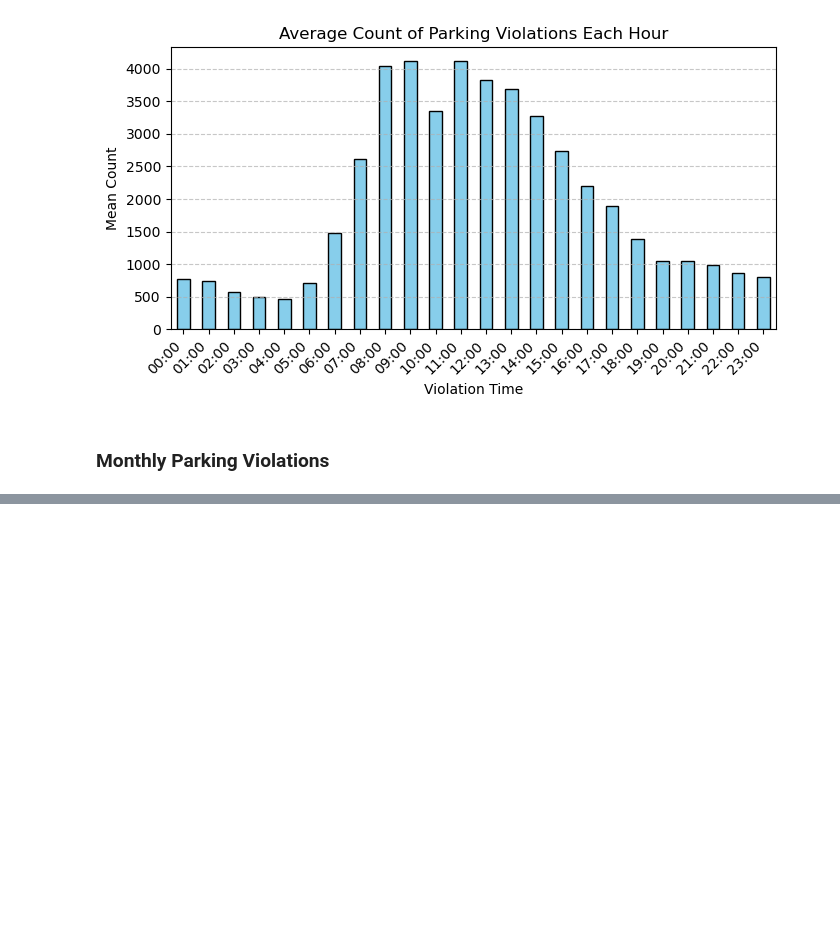
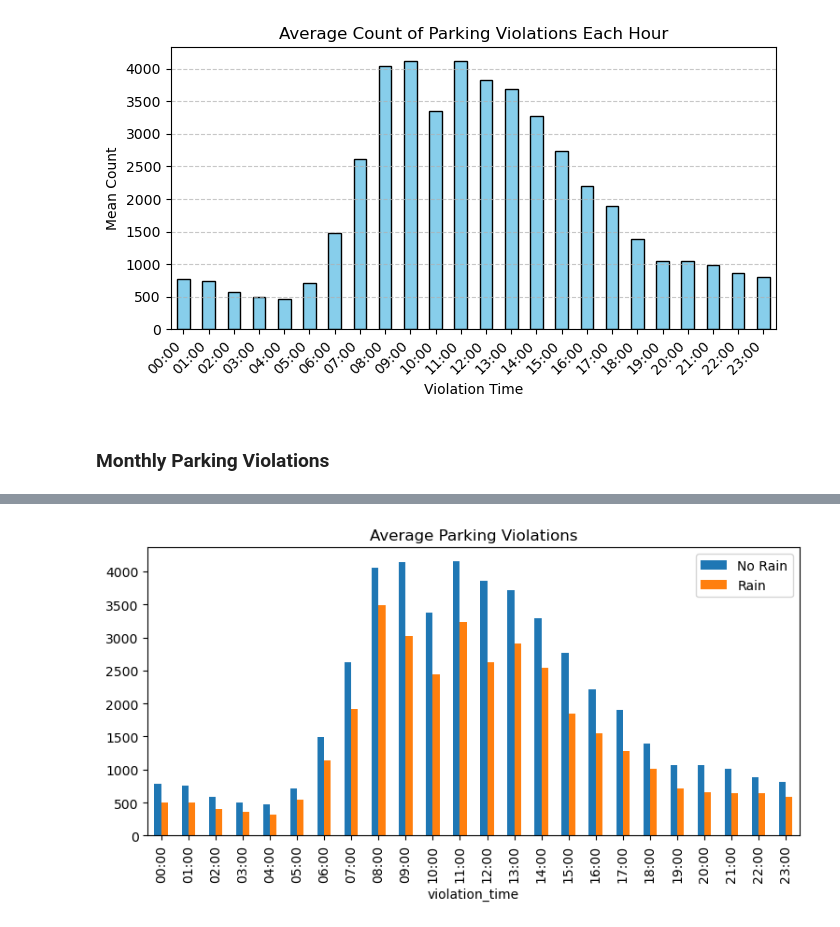
Before and after one commit to etumkaya/nyc-parking-violations, a Jupyter notebook: NYC_Parking_Violations.ipynb, the cells around one changed output, grey strips where cells are left out. Cells and saved outputs as stored; diff of their text form; code cells hidden in the pictures; blank space fills up the shorter version.

```diff
--- a/NYC_Parking_Violations.ipynb
+++ b/NYC_Parking_Violations.ipynb
@@ -492,0 +992,4 @@ Name: count, Length: 75, dtype: int64
+# %%
+merged_violation_rain2 = merged_violation.copy()
+# %%
+merged_violation_rain2["precipitation (mm)"] = merged_violation_rain2["precipitation (mm)"].apply(lambda x: 1 if x > 1 else 0)
@@ -492,0 +1022,4 @@ Name: count, Length: 75, dtype: int64
+# %%
+cross_tab_mean2 = pd.crosstab(index=merged_violation_rain2['violation_time'], columns=merged_violation_rain2['precipitation (mm)'], values=merged_violation_rain2['violation_count'], aggfunc='mean')
+# %%
+cross_tab_mean2.columns=["No Rain","Rain"]
@@ -492,0 +1047,7 @@ Name: count, Length: 75, dtype: int64
+# %%
+gra=cross_tab_mean2.plot(kind='bar', stacked=False,figsize=(9,4))
+gra.set_title("Average Parking Violations")
+
+plt.show()
+# %% [output]
+[figure, added]
```
Also changed, not shown: parts of 131 cells of this notebook.
